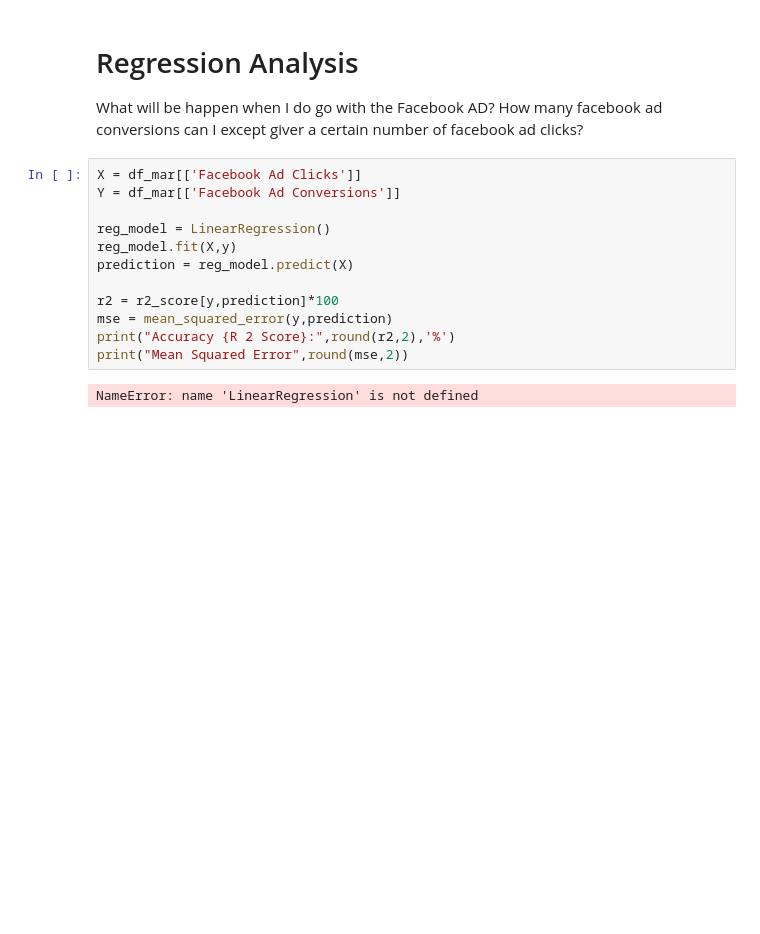
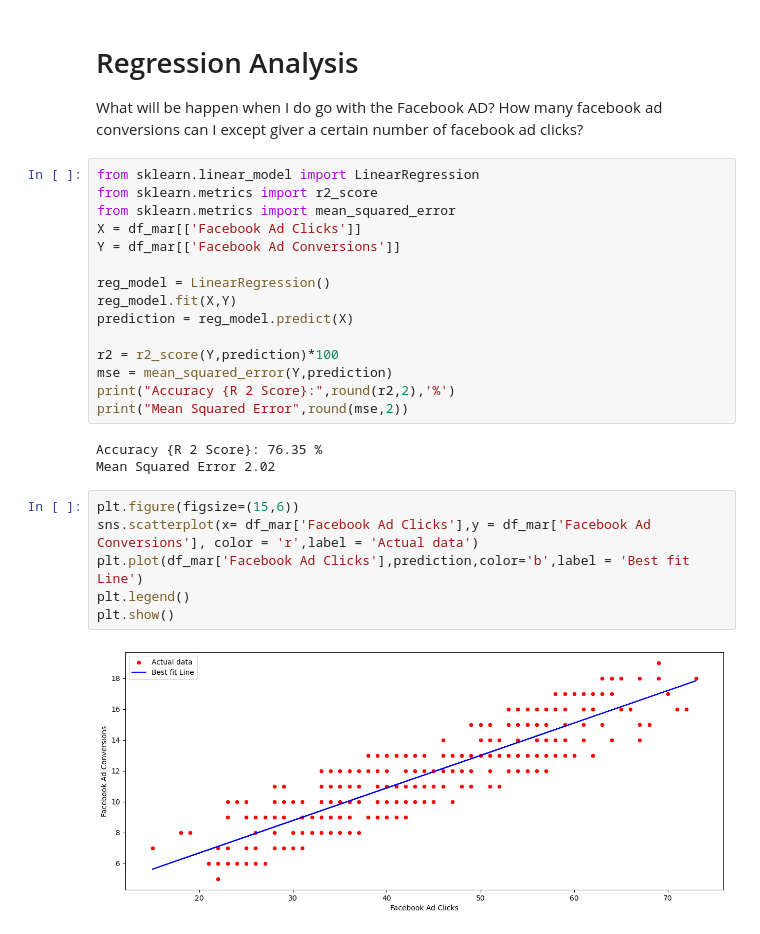
Before and after one commit to ABHISHEK-ALGO/Marketing-Compaign-Analysis, a Jupyter notebook: Marketing compaign.ipynb, the cells around one changed output. Cells and saved outputs as stored; diff of their text form; blank space fills up the shorter version.

Commit message:
regression analysis

```diff
--- a/Marketing compaign.ipynb
+++ b/Marketing compaign.ipynb
@@ -282,16 +282,28 @@ Test Observations:
 # Regression Analysis
 What will be happen when I do go with the Facebook AD? How many facebook ad conversions can I except giver a certain number of facebook ad clicks?
 # %%
+from sklearn.linear_model import LinearRegression
+from sklearn.metrics import r2_score
+from sklearn.metrics import mean_squared_error
 X = df_mar[['Facebook Ad Clicks']]
 Y = df_mar[['Facebook Ad Conversions']]
 
 reg_model = LinearRegression()
-reg_model.fit(X,y)
+reg_model.fit(X,Y)
 prediction = reg_model.predict(X)
 
-r2 = r2_score[y,prediction]*100
-mse = mean_squared_error(y,prediction)
+r2 = r2_score(Y,prediction)*100
+mse = mean_squared_error(Y,prediction)
 print("Accuracy {R 2 Score}:",round(r2,2),'%')
 print("Mean Squared Error",round(mse,2))
 # %% [output]
-NameError: name 'LinearRegression' is not defined
+Accuracy {R 2 Score}: 76.35 %
+Mean Squared Error 2.02
+# %%
+plt.figure(figsize=(15,6))
+sns.scatterplot(x= df_mar['Facebook Ad Clicks'],y = df_mar['Facebook Ad Conversions'], color = 'r',label = 'Actual data')
+plt.plot(df_mar['Facebook Ad Clicks'],prediction,color='b',label = 'Best fit Line')
+plt.legend()
+plt.show()
+# %% [output]
+[figure, added]
```
Also changed, not shown: parts of 2 cells of this notebook.
